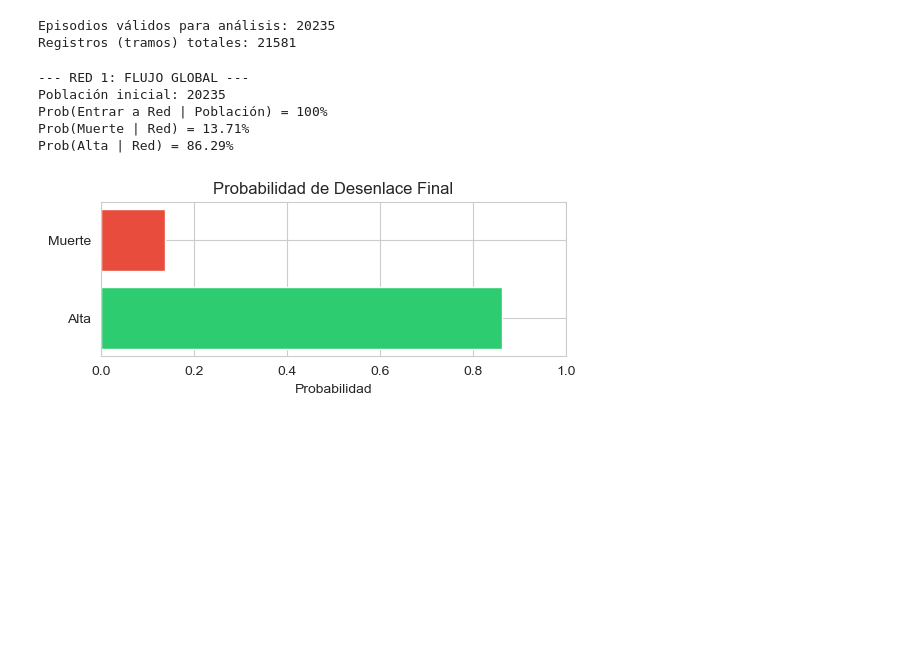
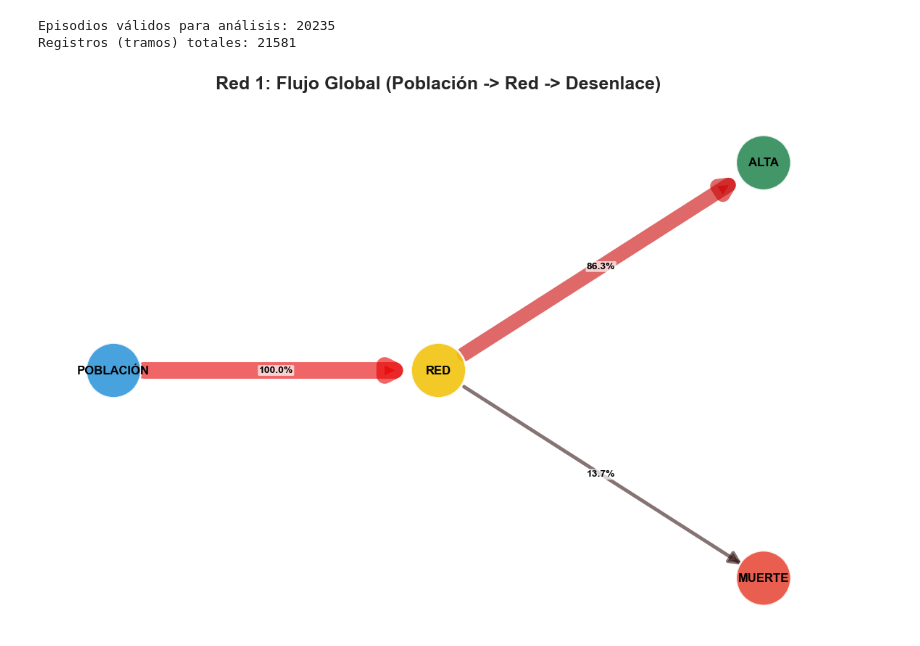
Before and after one commit to micagonzdark/RedesHospitales, a Jupyter notebook: notebooks/03_trayectorias_pacientes.ipynb, the cells around one changed output. Drawn from its saved outputs; the diff is of its cells as text; code cells hidden in the pictures; blank space fills up the shorter version.

Commit message:
arreglo matrices de transicion

```diff
--- a/notebooks/03_trayectorias_pacientes.ipynb
+++ b/notebooks/03_trayectorias_pacientes.ipynb
@@ -425,32 +476,18 @@ def graficar_grafo_transicion(matriz, titulo, node_size=2000, font_size=10, k=1.
     plt.axis('off')
     plt.show()
 # %%
-### Red 1: Población -> Red -> {Muerte, Alta}
-
+# Red 1: Población -> Red -> {Alta, Muerte}
 n_total = len(df_ep)
 p_muerte = df_ep['fallecio'].mean()
 p_alta = 1 - p_muerte
 
-print("--- RED 1: FLUJO GLOBAL ---")
-print(f"Población inicial: {n_total}")
-print(f"Prob(Entrar a Red | Población) = 100%")
-print(f"Prob(Muerte | Red) = {p_muerte:.2%}")
-print(f"Prob(Alta | Red) = {p_alta:.2%}")
+matriz_red1 = pd.DataFrame(0.0, index=['POBLACIÓN', 'RED'], columns=['RED', 'ALTA', 'MUERTE'])
+matriz_red1.loc['POBLACIÓN', 'RED'] = 1.0
+matriz_red1.loc['RED', 'ALTA'] = p_alta
+matriz_red1.loc['RED', 'MUERTE'] = p_muerte
 
-plt.figure(figsize=(6, 2))
-plt.barh(['Alta', 'Muerte'], [p_alta, p_muerte], color=['#2ecc71', '#e74c3c'])
-plt.title('Probabilidad de Desenlace Final')
-plt.xlabel('Probabilidad')
-plt.gca().set_xlim(0, 1)
-plt.show()
-# Grafo simple de flujo global
-df_red1 = pd.DataFrame({'ALTA': [p_alta], 'MUERTE': [p_muerte]}, index=['POBLACIÓN'])
-graficar_grafo_transicion(df_red1, 'Grafo de Flujo Global', node_size=3000, k=2)
+pos_red1 = {'POBLACIÓN': (-1, 0), 'RED': (0, 0), 'ALTA': (1, 0.5), 'MUERTE': (1, -0.5)}
+graficar_grafo_transicion(matriz_red1, 'Red 1: Flujo Global (Población -> Red -> Desenlace)', node_size=3000, pos=pos_red1, curva=False)
 # %% [output]
---- RED 1: FLUJO GLOBAL ---
-Población inicial: 20235
-Prob(Entrar a Red | Población) = 100%
-Prob(Muerte | Red) = 13.71%
-Prob(Alta | Red) = 86.29%
-[figure, old version]
+[figure, new version]
 # %%
```
Also changed, not shown: parts of 6 cells of this notebook, 1 other file.
